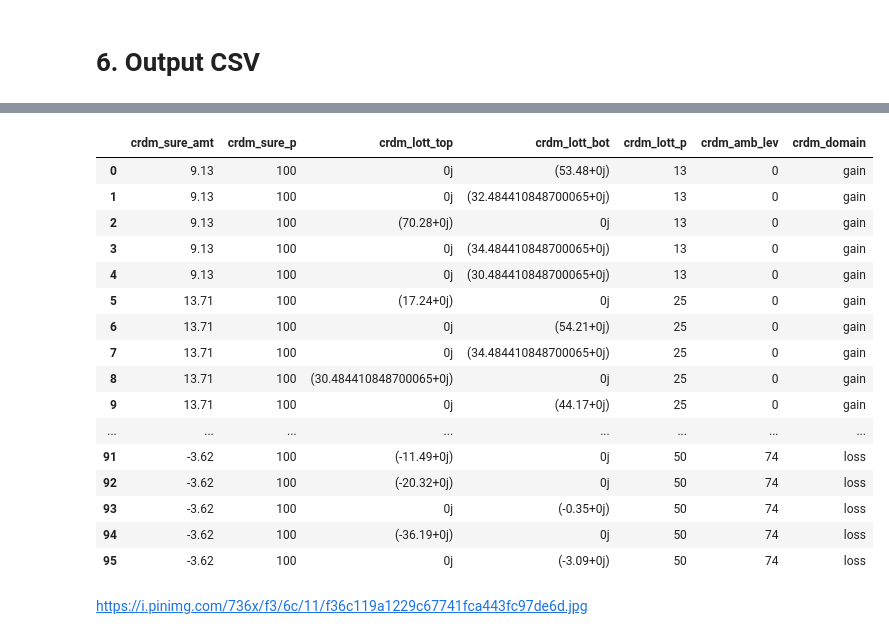
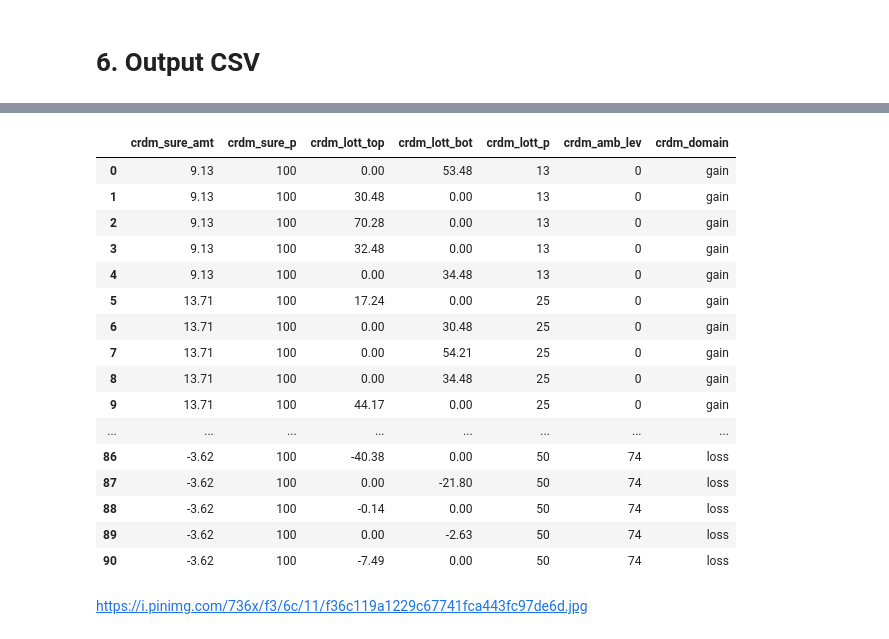
Before and after one commit to CDN-Lab/Intracraneal_electrodes, a Jupyter notebook: uncertaintyencoding.ipynb, the cells around one changed output, grey strips where cells are left out. Drawn from its saved outputs; the diff is of its cells as text; code cells hidden in the pictures.

Commit message:
Most recent version of code for ICR patients. Excluded A=0.75 for this patient. Also, refined code for SE trials in order to exclud -SV in the gains

```diff
--- a/uncertaintyencoding.ipynb
+++ b/uncertaintyencoding.ipynb
@@ -17,10 +17,10 @@ pd.options.display.max_rows = 999
 
 - Parameters from the utility model
 # %%
-path= 'Z:\datasets\ICR' #Specify where the data is stored in the FileShare. This is for my Laptop
+#path= 'Z:\datasets\ICR' #Specify where the data is stored in the FileShare. This is for my Laptop
 
 #Path to the data files
-#path = '/Volumes/UCDN/datasets/ICR' #MAC path to the File share
+path = '/Volumes/UCDN/datasets/ICR' #MAC path to the File share
 patient_code = 'patient1_calibration' #Specify the patient's code
 patient_split_dir = os.path.join(path,'split')
 patient_trials = os.path.join(patient_split_dir,'{}/crdm/{}_crdm.csv').format(patient_code,patient_code) #This is the psychopy output CSV
@@ -257,23 +257,8 @@ df_cent_pos = pd.concat([df_cent_pos, df_adjusted_pos, df_adjusted_neg], ignore_
 
 #Centered around SE DF
 df_cent_pos = append_SVreward(df_cent_pos,alpha_pos,beta_pos)
+
+# Filter out rows with negative SV_reward values to avoid complex numbers in value of lottery
+df_cent_pos = df_cent_pos[df_cent_pos['SV_reward'] >= 0]
 df_cent_pos = df_cent_pos.round(2)
-
-#For losses
-#For gains
-df_cent_neg= df_SE_neg.copy()
-
-df_cent_neg['category'] = 'Cent_SE_neg'
-#df_cent_pos = append_SVreward(df_cent_pos,alpha_pos,beta_pos)
-#df_cent_pos = pd.merge(df_cent_pos,df_safe_pos,on='p_reward')
-
-#New dfs
-df1_adjusted_pos = df_cent_neg.copy()
-df1_adjusted_pos['value_reward'] = df1_adjusted_pos['value_reward'] +2.0
-
-df1_adjusted_neg = df_cent_neg.copy()
-df1_adjusted_neg['value_reward'] = df1_adjusted_neg['value_reward'] - 2.0
-df_cent_neg = pd.concat([df_cent_neg, df1_adjusted_pos, df1_adjusted_neg], ignore_index=True)
-
-#Centered around SE DF
-df_cent_neg = append_SVreward(df_cent_neg,alpha_neg,beta_neg,trials='losses')
+df_cent_pos
@@ -296,12 +342,12 @@ _SV_safe = df_pos.iloc[index,col+1]
 _delta_SV = SV_max_pos - _SV_safe
 # second sampling
 _delta_SV2 = 0.5 * _delta_SV
-print(SV_max_pos,_SV_safe,_delta_SV,_delta_SV2)
+
 
 #For Losses
 
 # fourth ranked SV_reward
-neg_index = 4
+neg_index = 3
 # SV_reward
 neg_col = 4
 SV_min_neg = df_neg.iloc[neg_index,neg_col]
@@ -382,9 +426,11 @@ def calculate_value_reward(df, alpha, beta):
         A = row['ambiguity']
         if A!= 0:
             p=0.50
+        if A == 0.74:
+            continue
         if SV<0.0:
             continue
-        value_reward = (SV/(p-beta*A/2))**(1/alpha) #Having issues with this beta. Should we fix p to 0.5?
+        value_reward = (SV/(p-beta*A/2))**(1/alpha) #Having issues with this beta.
         if (value_reward <100) and (value_reward>=0.0):
             new_rows.append({'category': row['category'], 'SV_reward': SV, 'p_reward': p, 'ambiguity':A, 'value_safe': value_safe, 'value_reward': value_reward})
 
@@ -836,26 +892,26 @@ crdm_trials_loss
 # %%
 crdm_trials = pd.concat([crdm_trials_gain,crdm_trials_loss],ignore_index=True)
 # %%
-crdm_trials_csv = 'csv/crdm_trials.csv'
+crdm_trials_csv = 'csv/{}_adaptive_trials.csv'.format(patient_code)
 crdm_trials.to_csv(crdm_trials_csv,float_format='%.2f',index=False)
 pd.read_csv(crdm_trials_csv)
 # %% [output]
 |  | crdm_sure_amt | crdm_sure_p | crdm_lott_top | crdm_lott_bot | crdm_lott_p | crdm_amb_lev | crdm_domain |
-| 0 | 9.13 | 100 | 0j | (53.48+0j) | 13 | 0 | gain |
-| 1 | 9.13 | 100 | 0j | (32.484410848700065+0j) | 13 | 0 | gain |
-| 2 | 9.13 | 100 | (70.28+0j) | 0j | 13 | 0 | gain |
-| 3 | 9.13 | 100 | 0j | (34.484410848700065+0j) | 13 | 0 | gain |
-| 4 | 9.13 | 100 | 0j | (30.484410848700065+0j) | 13 | 0 | gain |
-| 5 | 13.71 | 100 | (17.24+0j) | 0j | 25 | 0 | gain |
-| 6 | 13.71 | 100 | 0j | (54.21+0j) | 25 | 0 | gain |
-| 7 | 13.71 | 100 | 0j | (34.484410848700065+0j) | 25 | 0 | gain |
-| 8 | 13.71 | 100 | (30.484410848700065+0j) | 0j | 25 | 0 | gain |
-| 9 | 13.71 | 100 | 0j | (44.17+0j) | 25 | 0 | gain |
+| 0 | 9.13 | 100 | 0.00 | 53.48 | 13 | 0 | gain |
+| 1 | 9.13 | 100 | 30.48 | 0.00 | 13 | 0 | gain |
+| 2 | 9.13 | 100 | 70.28 | 0.00 | 13 | 0 | gain |
+| 3 | 9.13 | 100 | 32.48 | 0.00 | 13 | 0 | gain |
+| 4 | 9.13 | 100 | 0.00 | 34.48 | 13 | 0 | gain |
+| 5 | 13.71 | 100 | 17.24 | 0.00 | 25 | 0 | gain |
+| 6 | 13.71 | 100 | 0.00 | 30.48 | 25 | 0 | gain |
+| 7 | 13.71 | 100 | 0.00 | 54.21 | 25 | 0 | gain |
+| 8 | 13.71 | 100 | 0.00 | 34.48 | 25 | 0 | gain |
+| 9 | 13.71 | 100 | 44.17 | 0.00 | 25 | 0 | gain |
 | ... | ... | ... | ... | ... | ... | ... | ... |
-| 91 | -3.62 | 100 | (-11.49+0j) | 0j | 50 | 74 | loss |
-| 92 | -3.62 | 100 | (-20.32+0j) | 0j | 50 | 74 | loss |
-| 93 | -3.62 | 100 | 0j | (-0.35+0j) | 50 | 74 | loss |
-| 94 | -3.62 | 100 | (-36.19+0j) | 0j | 50 | 74 | loss |
-| 95 | -3.62 | 100 | 0j | (-3.09+0j) | 50 | 74 | loss |
+| 86 | -3.62 | 100 | -40.38 | 0.00 | 50 | 74 | loss |
+| 87 | -3.62 | 100 | 0.00 | -21.80 | 50 | 74 | loss |
+| 88 | -3.62 | 100 | -0.14 | 0.00 | 50 | 74 | loss |
+| 89 | -3.62 | 100 | 0.00 | -2.63 | 50 | 74 | loss |
+| 90 | -3.62 | 100 | -7.49 | 0.00 | 50 | 74 | loss |
 # %% [markdown]
 https://i.pinimg.com/736x/f3/6c/11/f36c119a1229c67741fca443fc97de6d.jpg
```
Also changed, not shown: parts of 18 cells of this notebook.
